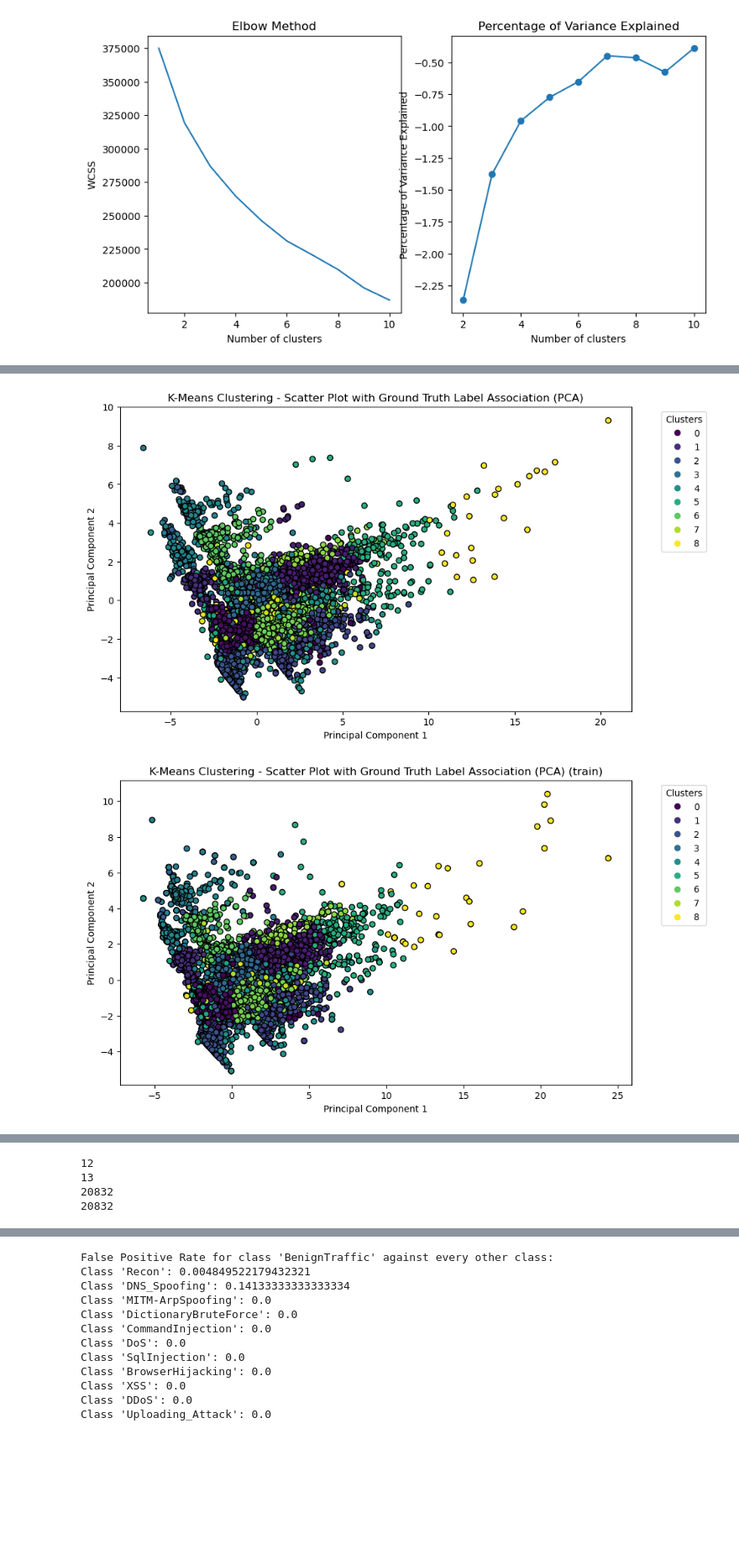
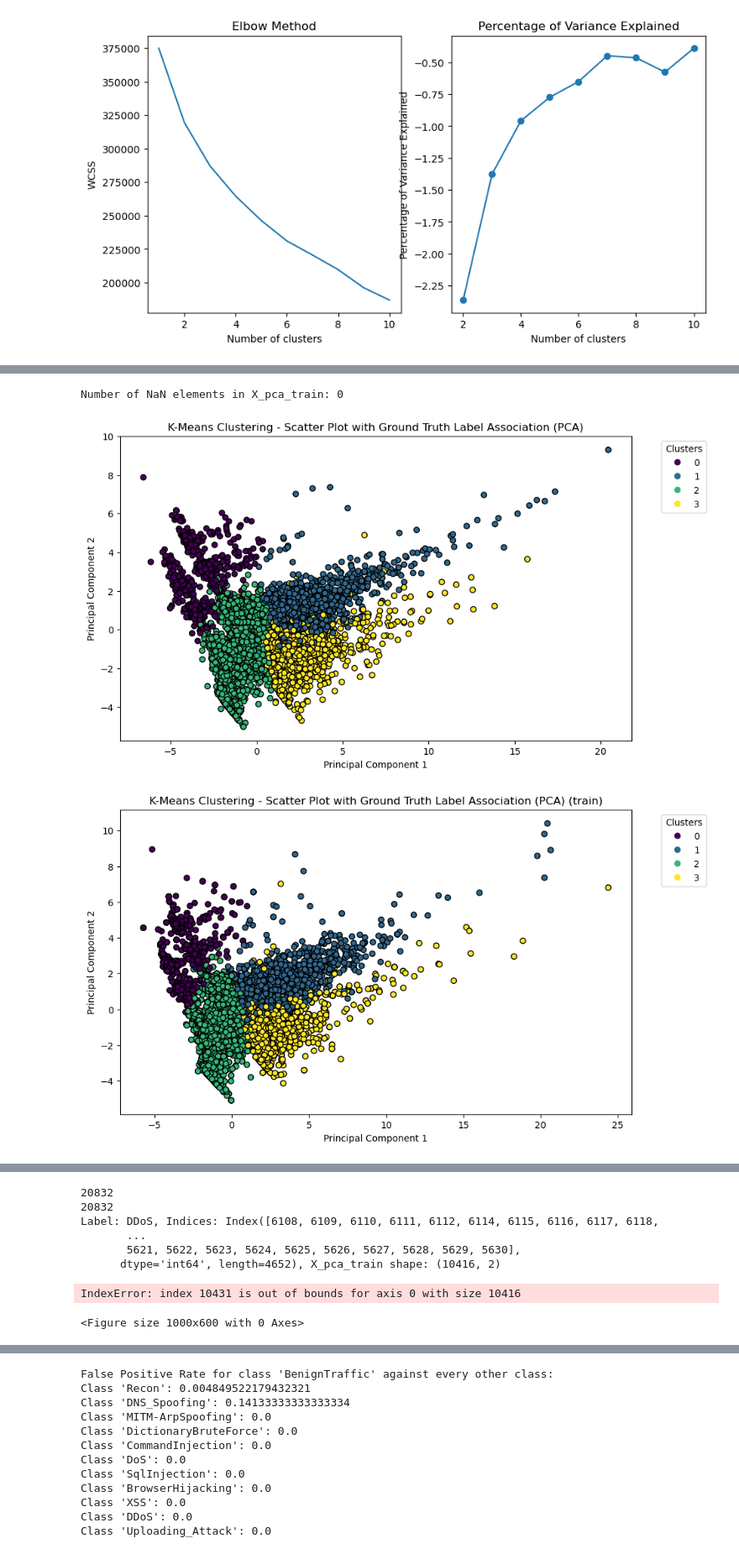
Before and after one commit to ML-Project-Team-5/Project_NetworkIDS, a Jupyter notebook: 5_gan_kmeans.ipynb, the cells around one changed output, grey strips where cells are left out. Shown at 84% size. Saved outputs shown, nothing was run; the diff lists cells and outputs as text; code cells hidden in the pictures; blank space fills up the shorter version.

```diff
--- a/5_gan_kmeans.ipynb
+++ b/5_gan_kmeans.ipynb
@@ -347,8 +410,7 @@ from sklearn.decomposition import PCA
 from sklearn.preprocessing import StandardScaler
 from sklearn.cluster import KMeans
 import pandas as pd
-X_test = test_data
-y_test = test_L_data
+
 X = X_test
 y_true = y_test['label']
 
@@ -363,9 +425,12 @@ X_pca = pca.fit_transform(X_scaled)
 X_pca_train = pca.fit_transform(X_scaled_train)
 
 # Apply k-means clustering on the reduced dataset
+# Assuming X_pca_train is a NumPy array
+nan_count = np.isnan(X_pca_train).sum()
 
+print(f"Number of NaN elements in X_pca_train: {nan_count}")
 # MAIN CHANGE!!
-number_of_clusters = 25
+number_of_clusters = 4
 kmeans = KMeans(n_clusters=number_of_clusters, random_state=42)
 predicted_labels_train_data = kmeans.fit(X_scaled_train)
 predicted_labels_train = kmeans.predict(X_scaled_train)
@@ -374,7 +439,7 @@ predicted_labels = kmeans.predict(X_scaled)
 # Create a DataFrame to store the association between clusters and ground truth labels
 cluster_label_association = pd.DataFrame({'Cluster': predicted_labels, 'Ground Truth Label': y_true})
 cluster_label_association_train = pd.DataFrame({'Cluster': predicted_labels_train, 'Ground Truth Label': y})
-cluster_label_association_train_reset = cluster_label_association_train.reset_index(drop=True)
+
 # Plot the association using a scatter plot
 plt.figure(figsize=(10, 6))
 
@@ -410,41 +475,41 @@ plt.show()
 # Plot the association using a scatter plot
 plt.figure(figsize=(10, 6))
 
 # Iterate over unique ground truth labels
 for label in y_true.unique():
     indices = cluster_label_association[cluster_label_association['Ground Truth Label'] == label].index
     plt.scatter(X_pca[indices, 0], X_pca[indices, 1], label=f'Ground Truth - {label}')
 
 # Add legend
 plt.legend(title='Legend', bbox_to_anchor=(1.05, 1), loc='upper left')
 plt.title('K-Means Clustering - Scatter Plot with Ground Truth Label Association (PCA)')
 plt.xlabel('Principal Component 1')
 plt.ylabel('Principal Component 2')
 
 plt.show()
-
+print(cluster_label_association_train.size)
+print(X_pca_train.size)
 # Plot the association using a scatter plot
 plt.figure(figsize=(10, 6))
 
-for label in y_true.unique():
+# Iterate over unique ground truth labels
+for label in y_train.unique():
     indices = cluster_label_association_train[cluster_label_association_train['Ground Truth Label'] == label].index
-
-    # Filter out-of-bound indices
-    mask = (indices < len(X_pca_train))
-    plt.scatter(X_pca_train[indices[mask], 0], X_pca_train[indices[mask], 1], label=f'Ground Truth - {label}')
+    print(f'Label: {label}, Indices: {indices}, X_pca_train shape: {X_pca_train.shape}')
+    plt.scatter(X_pca_train[indices, 0], X_pca_train[indices, 1], label=f'Ground Truth - {label}')
 
 # Add legend
 plt.legend(title='Legend', bbox_to_anchor=(1.05, 1), loc='upper left')
 plt.title('K-Means Clustering - Scatter Plot with Ground Truth Label Association (PCA)(train)')
 plt.xlabel('Principal Component 1')
 plt.ylabel('Principal Component 2')
+
 plt.show()
 
 print(y_true.unique().size)
 print(y_train.unique().size)
-print(cluster_label_association_train.size)
-print(X_pca_train.size)
 # %% [output]
+Number of NaN elements in X_pca_train: 0
-[figure, old version]
+[figure, new version]
-[figure, old version]
+[figure, new version]
 [figure]
@@ -452,4 +516,8 @@ print(X_pca_train.size)
-12
-13
-20832
-20832
+20832
+20832
+Label: DDoS, Indices: Index([6108, 6109, 6110, 6111, 6112, 6114, 6115, 6116, 6117, 6118,
+       ...
+       5621, 5622, 5623, 5624, 5625, 5626, 5627, 5628, 5629, 5630],
+      dtype='int64', length=4652), X_pca_train shape: (10416, 2)
+IndexError: index 10431 is out of bounds for axis 0 with size 10416
+<Figure size 1000x600 with 0 Axes>
```
Also changed, not shown: parts of 4 cells of this notebook, 2 other files.
